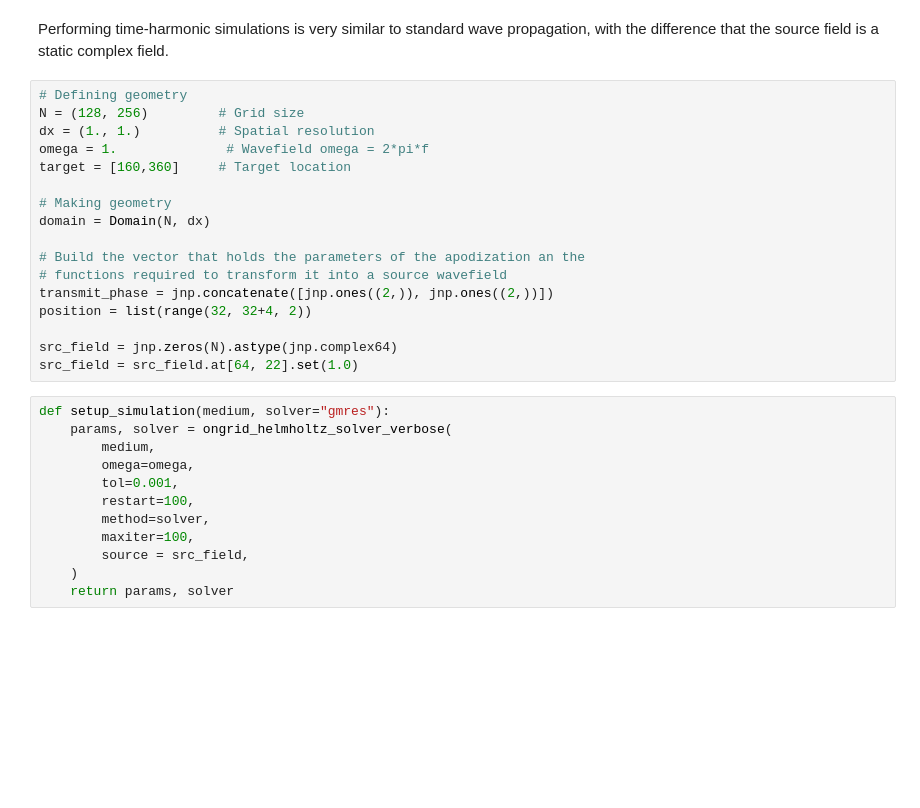
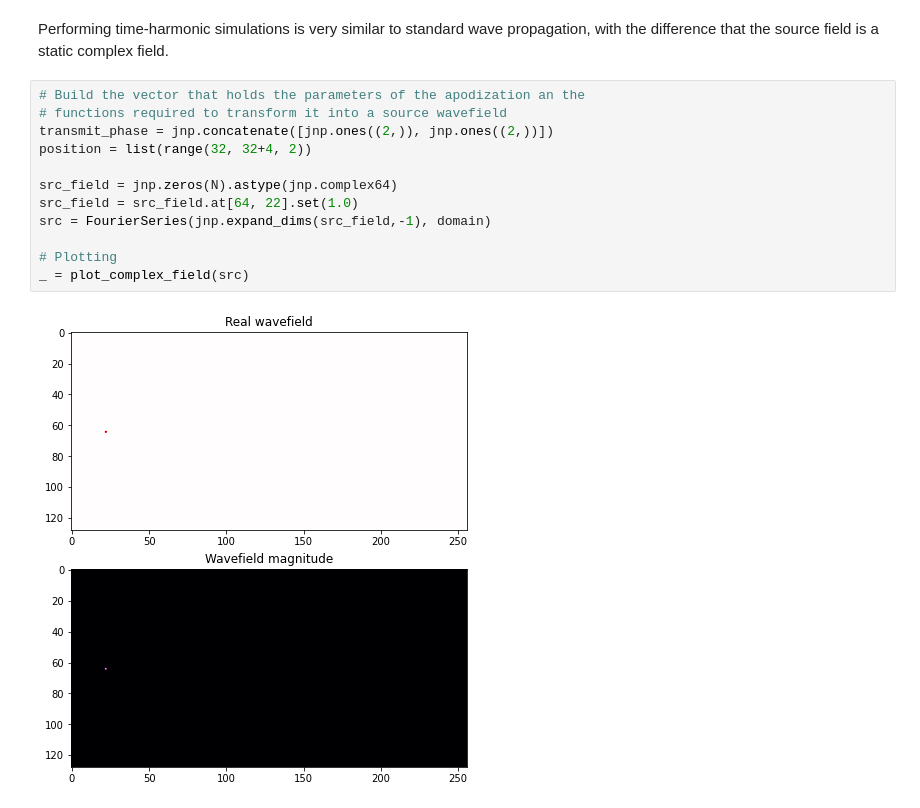
Before and after one commit to ucl-bug/jwave, a Jupyter notebook: docs/notebooks/helmholtz_problem.ipynb, the cells around one changed output. Drawn from its saved outputs; the diff is of its cells as text; blank space fills up the shorter version.

```diff
--- a/docs/notebooks/helmholtz_problem.ipynb
+++ b/docs/notebooks/helmholtz_problem.ipynb
@@ -40,34 +49,19 @@ key = random.PRNGKey(42)
 # %% [markdown]
 Performing time-harmonic simulations is very similar to standard wave propagation, with the difference that the source field is a static complex field.
 # %%
-# Defining geometry
-N = (128, 256)         # Grid size
-dx = (1., 1.)          # Spatial resolution
-omega = 1.              # Wavefield omega = 2*pi*f
-target = [160,360]     # Target location
-
-# Making geometry
-domain = Domain(N, dx)
-
 # Build the vector that holds the parameters of the apodization an the
 # functions required to transform it into a source wavefield
 transmit_phase = jnp.concatenate([jnp.ones((2,)), jnp.ones((2,))])
 position = list(range(32, 32+4, 2))
 
 src_field = jnp.zeros(N).astype(jnp.complex64)
 src_field = src_field.at[64, 22].set(1.0)
+src = FourierSeries(jnp.expand_dims(src_field,-1), domain)
+
+# Plotting
+_ = plot_complex_field(src)
+# %% [output]
+[figure, added]
-# %%
-def setup_simulation(medium, solver="gmres"):
-    params, solver = ongrid_helmholtz_solver_verbose(
-        medium,
-        omega=omega,
-        tol=0.001,
-        restart=100,
-        method=solver,
-        maxiter=100,
-        source = src_field,
-    )
-    return params, solver
 # %%
 # Constructing medium physical properties
 sound_speed = jnp.zeros(N)
```
Also changed, not shown: parts of 13 cells of this notebook, 20 other files.
